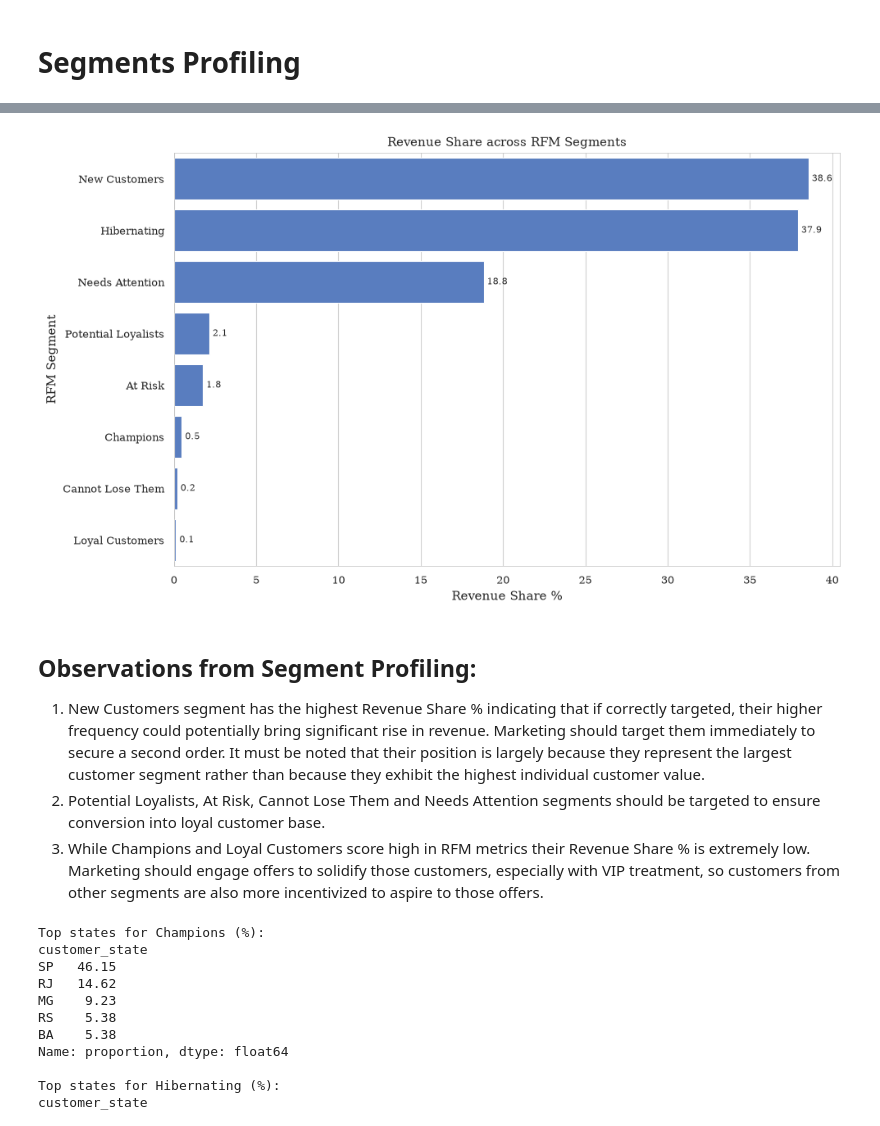
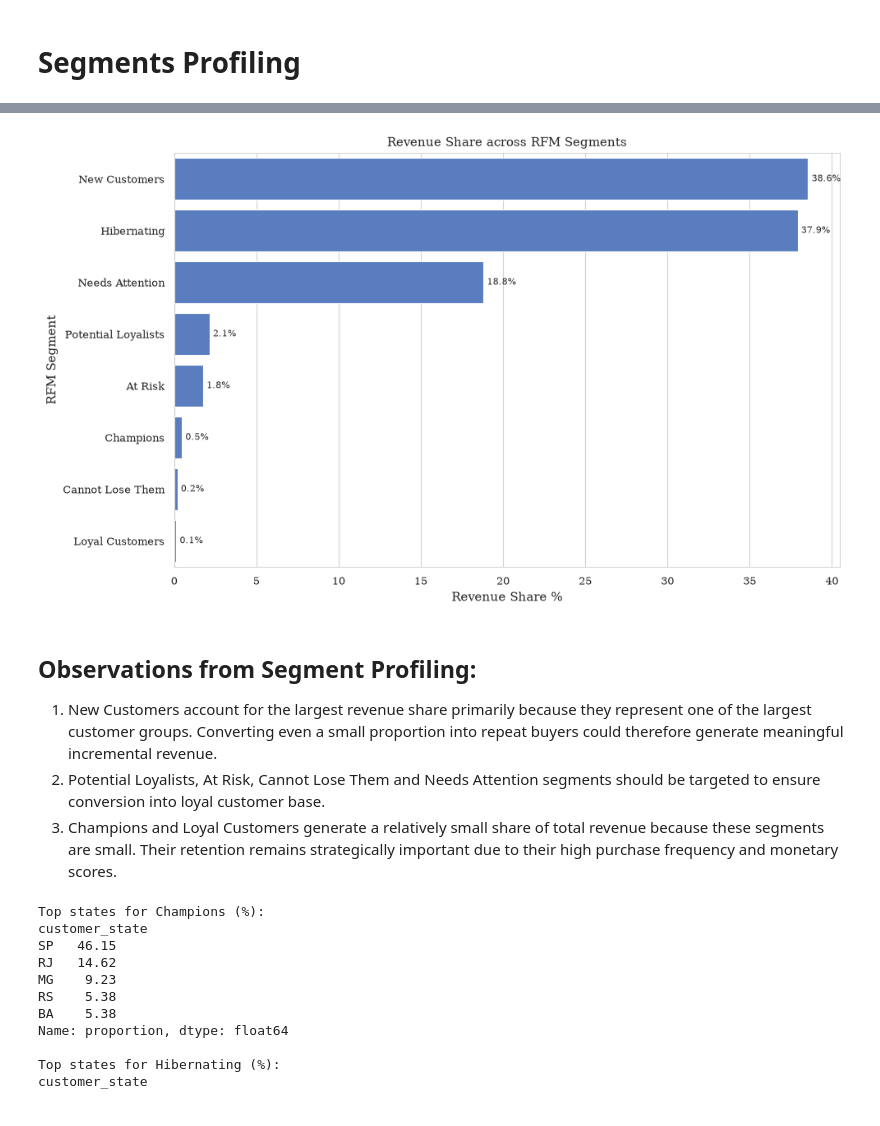
Before and after one commit to MarKotyn/olist-ecommerce-customer-analytics, a Jupyter notebook: python/notebooks/04_rfm_customer_segmentation.ipynb, the cells around one changed output, grey strips where cells are left out. Drawn from its saved outputs; the diff is of its cells as text; code cells hidden in the pictures.

```diff
--- a/python/notebooks/04_rfm_customer_segmentation.ipynb
+++ b/python/notebooks/04_rfm_customer_segmentation.ipynb
@@ -149,29 +153,29 @@ plot.finish_plot(
 # %%
 fig, ax1 = plot.create_figure(rotate_x=False, sec_y=False)
 
 sns.barplot(
     x=segment_profile["revenue_share_%"],
     y=segment_profile["rfm_segment"],
     legend=False
 )
 
-plot.annotate_bars(ax=ax1)
+plot.annotate_bars(ax=ax1, fmt="%.1f%%")
 
 plot.finish_plot(
     ax1=ax1,
     title="Revenue Share across RFM Segments",
     xlabel="Revenue Share %",
     ax1_ylabel="RFM Segment",
     legend=False
 )
 # %% [output]
-[figure, old version]
+[figure, new version]
 # %% [markdown]
 ## Observations from Segment Profiling:
 
-1. New Customers segment has the highest Revenue Share % indicating that if correctly targeted, their higher frequency could potentially bring significant rise in revenue. Marketing should target them immediately to secure a second order. It must be noted that their position is largely because they represent the largest customer segment rather than because they exhibit the highest individual customer value.
+1. New Customers account for the largest revenue share primarily because they represent one of the largest customer groups. Converting even a small proportion into repeat buyers could therefore generate meaningful incremental revenue.
 2. Potential Loyalists, At Risk, Cannot Lose Them and Needs Attention segments should be targeted to ensure conversion into loyal customer base.
-3. While Champions and Loyal Customers score high in RFM metrics their Revenue Share % is extremely low. Marketing should engage offers to solidify those customers, especially with VIP treatment, so customers from other segments are also more incentivized to aspire to those offers.
+3. Champions and Loyal Customers generate a relatively small share of total revenue because these segments are small. Their retention remains strategically important due to their high purchase frequency and monetary scores.
 # %%
 champions_geo = df_customers[df_customers["rfm_segment"] == "Champions"]["customer_state"].value_counts(normalize=True).head(5) * 100
 print("Top states for Champions (%):")
```
Also changed, not shown: parts of 8 cells of this notebook, 6 other files.
